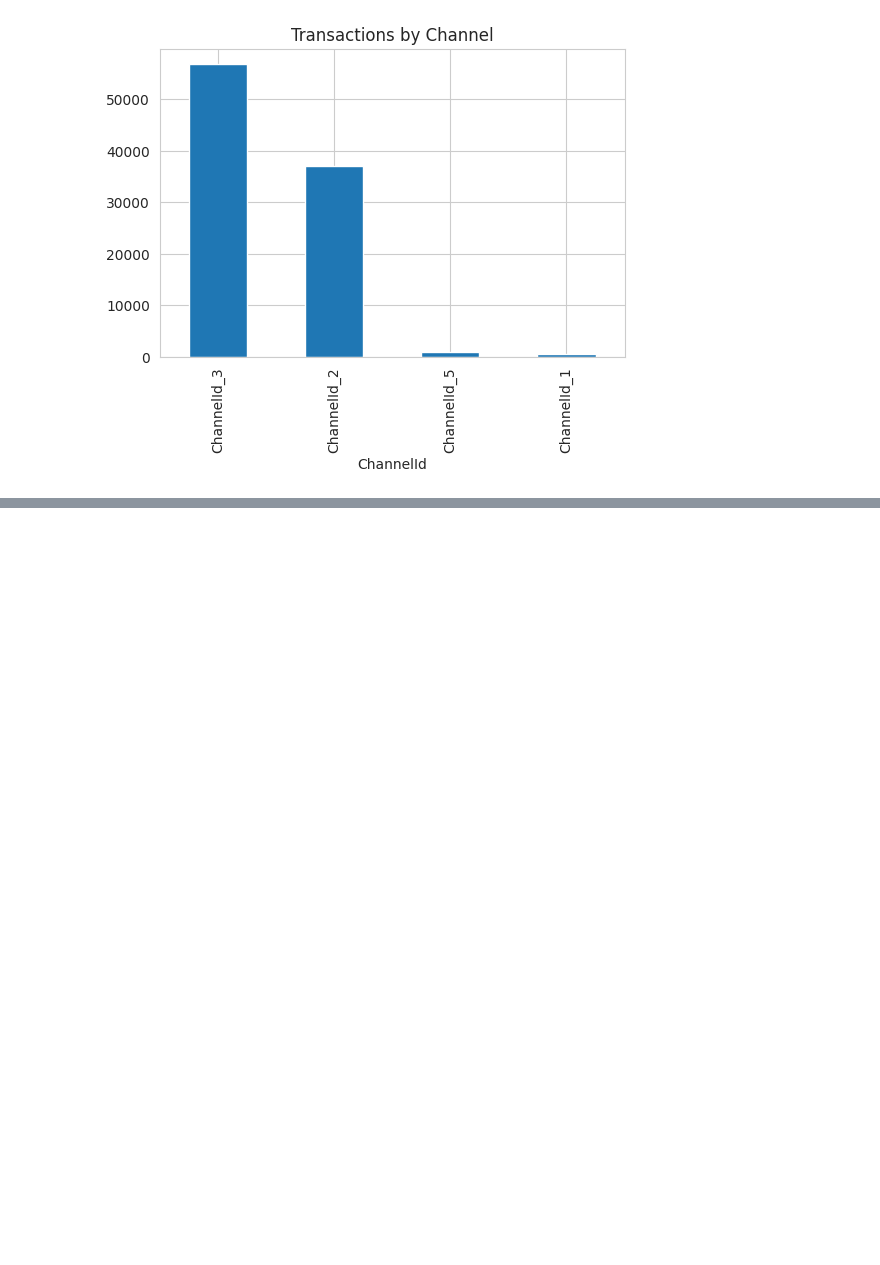
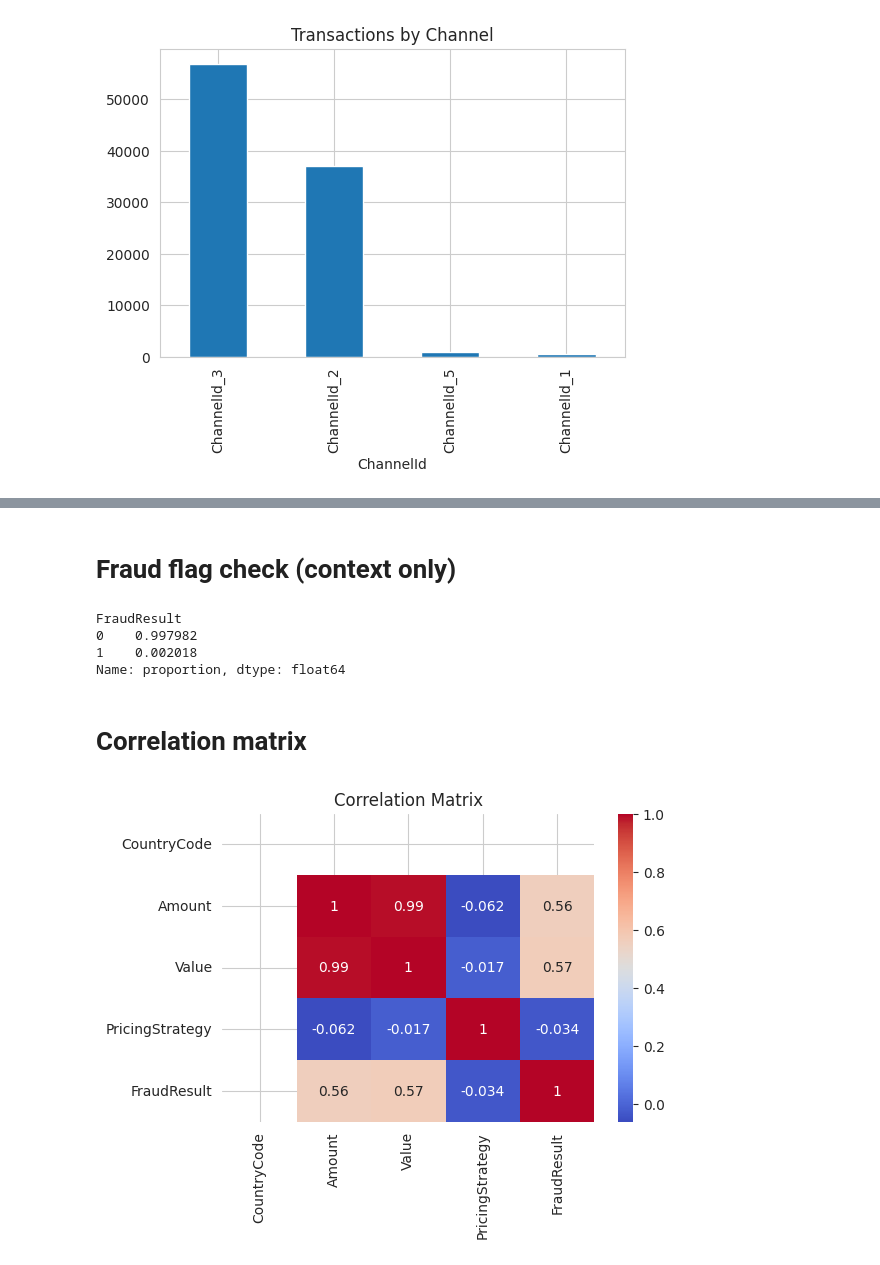
Before and after one commit to rahel-yab/Credit-Risk-Model, a Jupyter notebook: notebooks/eda.ipynb, the cells around one changed output, grey strips where cells are left out. Saved outputs shown, nothing was run; the diff lists cells and outputs as text; code cells hidden in the pictures; blank space fills up the shorter version.

Commit message:
done with product distribution, fraud chack and correlation

```diff
--- a/notebooks/eda.ipynb
+++ b/notebooks/eda.ipynb
@@ -85,0 +102,20 @@ plt.show()
+# %% [markdown]
+# Fraud flag check (context only)
+# %%
+df["FraudResult"].value_counts(normalize=True)
+# %% [output]
+FraudResult
+0    0.997982
+1    0.002018
+Name: proportion, dtype: float64
+# %% [markdown]
+# Correlation matrix
+# %%
+numeric_df = df.select_dtypes(include=["int64", "float64"])
+
+plt.figure(figsize=(6,4))
+sns.heatmap(numeric_df.corr(), annot=True, cmap="coolwarm")
+plt.title("Correlation Matrix")
+plt.show()
+# %% [output]
+[figure, added]
```
Also changed, not shown: parts of 2 cells of this notebook.
